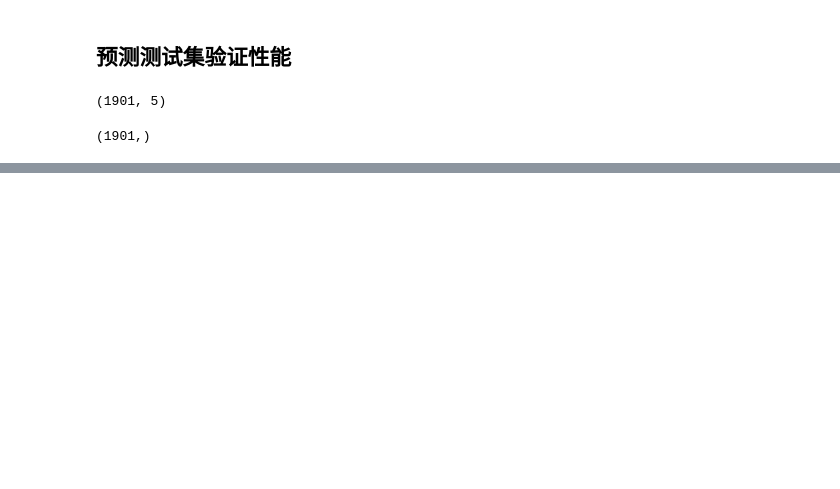
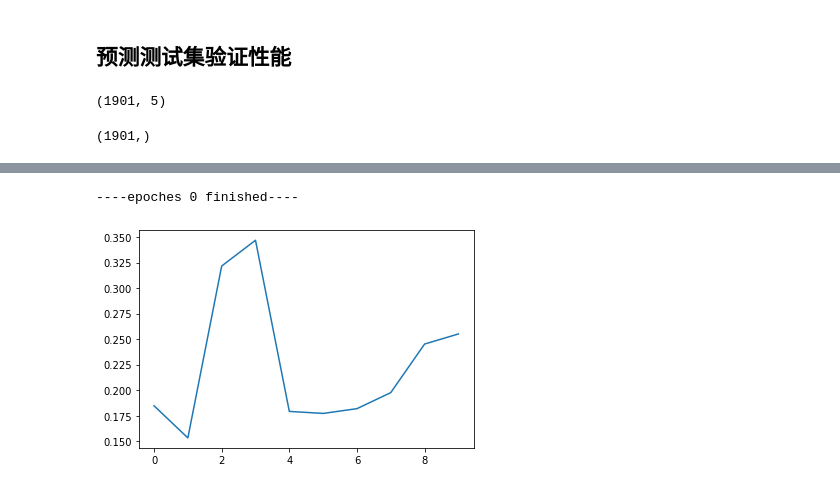
Before and after one commit to madao33/ECG-Classfier, a Jupyter notebook: code/BPNeuralNetworkClassifier.ipynb, the cells around one changed output, grey strips where cells are left out. Drawn from its saved outputs; the diff is of its cells as text; code cells hidden in the pictures; blank space fills up the shorter version.

```diff
--- a/code/BPNeuralNetworkClassifier.ipynb
+++ b/code/BPNeuralNetworkClassifier.ipynb
@@ -260,0 +288,49 @@ f1_score(y_test, y_test_pred_label, average='micro')
+# %%
+class Net(torch.nn.Module):
+    def __init__(self, n_features, n_hidden, n_output):
+        super(Net, self).__init__()
+        self.hidden = torch.nn.Linear(n_features, n_hidden)
+        self.out = torch.nn.Linear(n_hidden, n_output)
+
+    def forward(self, X_data):
+        x = self.hidden(X_data)
+        x_relu = Fun.tanh(x)
+        x = self.out(x_relu)
+        predict_y = Fun.sigmoid(x)
+        return predict_y
+# %%
+hidden_layers = 20
+net = Net(180, hidden_layers, 1)
+net.cuda()
+optimizer = torch.optim.SGD(net.parameters(), lr=0.0001)
+loss = torch.nn.MSELoss()
+# %%
+train_ls_norm, test_ls_norm = [], []
+epoches = 1000
+X_test_tensor_norm = X_test_tensor.to(device)
+y_test_tensor_norm = y_test_tensor.to(device)
+for epoch in range(epoches):
+    if epoch % 10 == 0:
+        print("----epoches %d finished----" % epoch)
+    for x, y in train_iter_norm:
+        # x = x.to(device)
+        # y = y.to(device)
+        out = net(x)
+        # print(out.shape)
+        # print(y)
+        l = loss(out, y)
+        optimizer.zero_grad()
+        l.backward()
+        optimizer.step()
+    train_ls_norm.append(l)
+    if test_ls_norm is not None:
+
+        test_ls_norm.append(loss(net(X_test_tensor), y_test_tensor.reshape(1,-1)[0].long()))
+print("----training success----")
+# %% [output]
+----epoches 0 finished----
+# %%
+plt.plot(train_ls_norm)
+plt.show()
+# %% [output]
+[figure, added]
```
Also changed, not shown: parts of 23 cells of this notebook.
